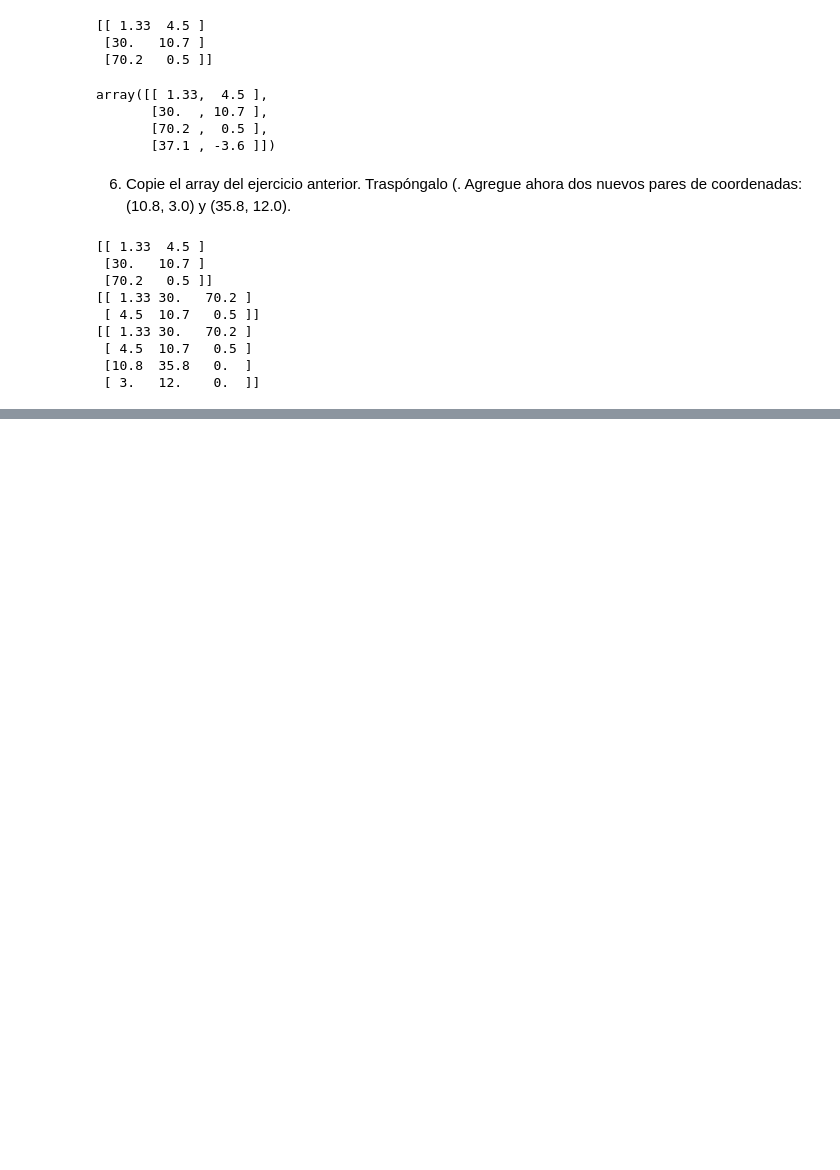
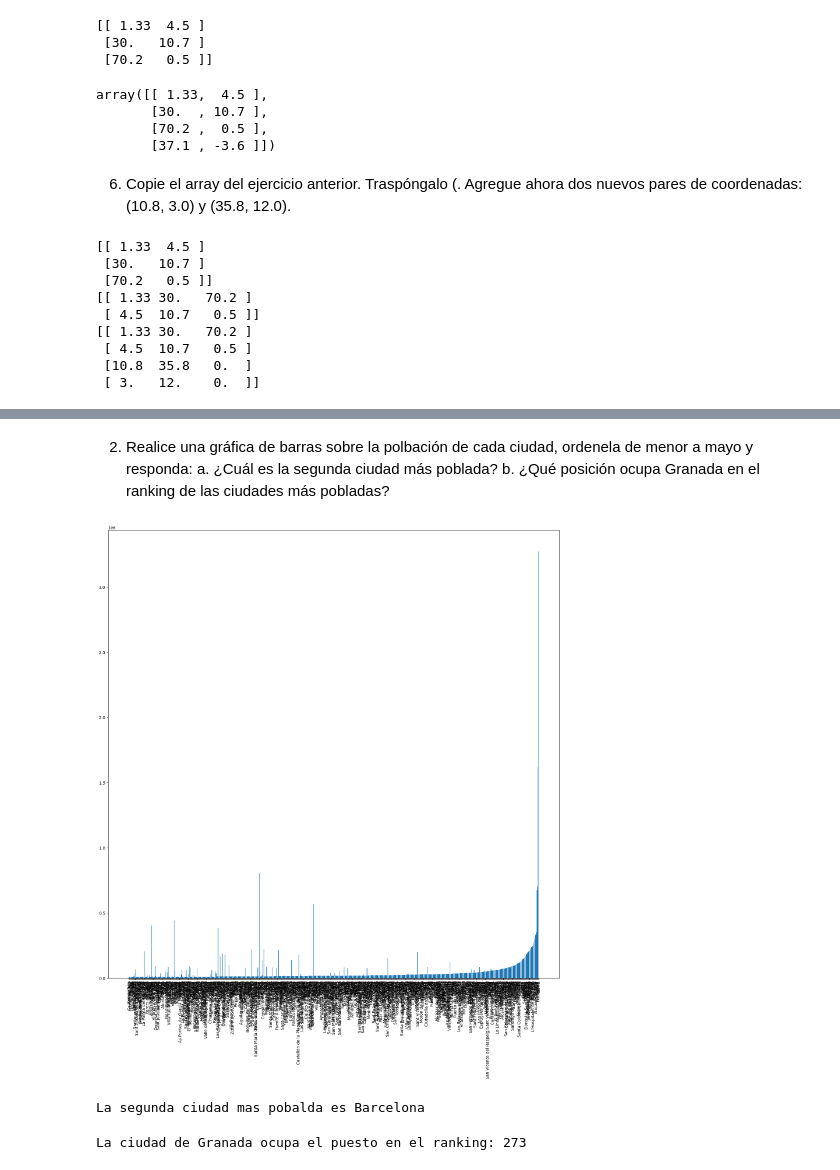
Before and after one commit to Senryo1/laboratorio-3, a Jupyter notebook: laboratorio_3.ipynb, the cells around one changed output, grey strips where cells are left out. Drawn from its saved outputs; the diff is of its cells as text; code cells hidden in the pictures; blank space fills up the shorter version.

```diff
--- a/laboratorio_3.ipynb
+++ b/laboratorio_3.ipynb
@@ -134,0 +143,7 @@ print(n)
+# %%
+import numpy as pd
+import pandas as pd
+arc = pd.read_csv("./NucleosPoblacion.csv")
+df= pd.DataFrame(arc)
+df_100k = df.loc[df['Poblacion'] > 100000]
+print("Hay",df_100k,"municipios que tienen mas de 100000 habitantes")
@@ -134,0 +168,30 @@ print(n)
+# %% [markdown]
+2) Realice una gráfica de barras sobre la polbación de cada
+ciudad, ordenela de menor a mayo y responda:
+a. ¿Cuál es la segunda ciudad más poblada?
+b. ¿Qué posición ocupa Granada en el ranking de
+las ciudades más pobladas?
+# %%
+import matplotlib.pyplot as plt
+
+datos_ordenados = arc.sort_values(by='Poblacion')
+plt.figure(figsize=(20, 20))
+# Crear la gráfica de barras
+plt.bar(datos_ordenados['Municipio'], datos_ordenados['Poblacion'])
+plt.xticks(rotation=90)
+plt.show()
+# %% [output]
+[figure, added]
+# %%
+df_sorted = df.sort_values(by=['Poblacion'], ascending=False)
+second_city = df_sorted.iloc[1]['Provincia']
+print("La segunda ciudad mas pobalda es",second_city)
+# %% [output]
+La segunda ciudad mas pobalda es Barcelona
+# %%
+df_sorted = df.sort_values(by=['Poblacion'], ascending=False)
+granada_row = df_sorted.loc[df_sorted['Provincia'] == 'Granada']
+granada_rank = granada_row.index[0] + 1
+print("La ciudad de Granada ocupa el puesto en el ranking:",granada_rank)
+# %% [output]
+La ciudad de Granada ocupa el puesto en el ranking: 273
```
Also changed, not shown: parts of 4 cells of this notebook.
